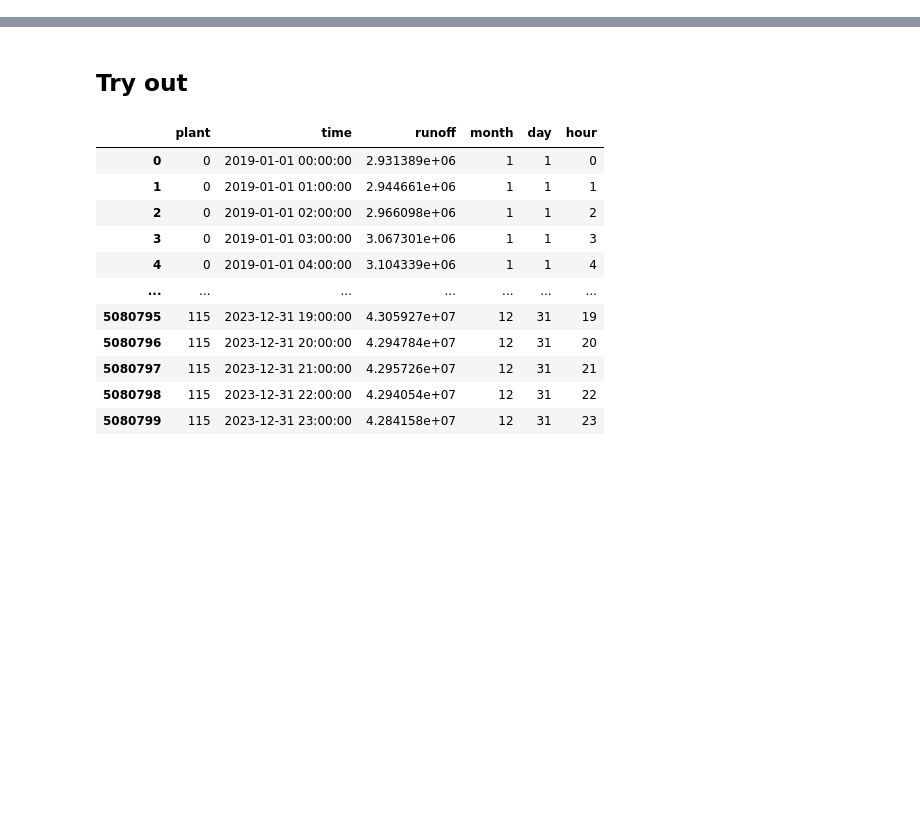
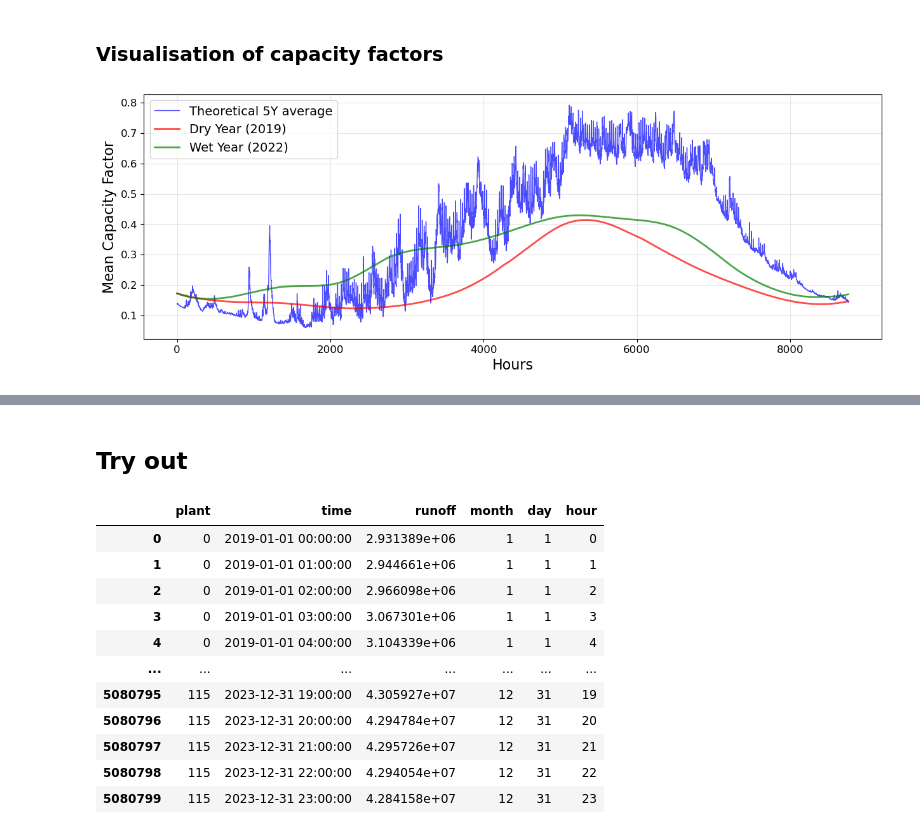
Before and after one commit to lukasschirren/GeoH2-Laos, a Jupyter notebook: capacity_factor_avg.ipynb, the cells around one changed output, grey strips where cells are left out. Drawn from its saved outputs; the diff is of its cells as text; code cells hidden in the pictures; blank space fills up the shorter version.

```diff
--- a/capacity_factor_avg.ipynb
+++ b/capacity_factor_avg.ipynb
@@ -15,3 +15,5 @@ location_hydro.rename(columns={'head_example': 'head'}, inplace=True)
 laos_hydrobasins = gpd.read_file('Data_hydrobasins/hydrobasins_lvl10/hybas_as_lev10_v1c.shp')
 laos_hydrobasins['lat'] = location_hydro.geometry.y
 laos_hydrobasins['lon'] = location_hydro.geometry.x
+# %% [markdown]
+### Visualisation of capacity factors
@@ -17,0 +86,38 @@ laos_hydrobasins['lon'] = location_hydro.geometry.x
+# %%
+# Load data
+dry = xr.open_dataset('Cutouts_actual/capacity_factors_dry_2030.nc')
+wet = xr.open_dataset('Cutouts_actual/capacity_factors_wet_2030.nc')
+# theoretical = xr.open_dataset('Cutouts_atlite/Laos5AVG_Runoff_30.nc')
+
+# Calculate mean across plants for each timestep
+dry_mean = dry['__xarray_dataarray_variable__'].mean(dim='plant')
+wet_mean = wet['__xarray_dataarray_variable__'].mean(dim='plant')
+# theo_mean = theoretical['__xarray_dataarray_variable__'].mean(dim='plant')
+theo_mean = capacity_factor.mean(dim='plant')
+
+# Create hour index (0 to 8759)
+hours = np.arange(8760)
+
+# Create plot
+plt.figure(figsize=(15, 5))
+
+plt.plot(hours, theo_mean, label='Theoretical 5Y average', color='#0000FF', alpha=0.7, linewidth=1)
+plt.plot(hours, dry_mean, label='Dry Year (2019)', color='red', alpha=0.7, linewidth=2)
+plt.plot(hours, wet_mean, label='Wet Year (2022)', color='green', alpha=0.7, linewidth=2)
+
+
+# Customize plot with larger font sizes
+plt.xlabel('Hours', fontsize=16)
+plt.ylabel('Mean Capacity Factor', fontsize=16)
+plt.legend(fontsize=14)
+plt.grid(True, alpha=0.3)
+
+# Increase tick label size
+plt.xticks(fontsize=12)
+plt.yticks(fontsize=12)
+
+# Save plot
+# plt.savefig('mean_capacity_factors_comparison.png', dpi=300, bbox_inches='tight')
+plt.show()
+# %% [output]
+[figure, added]
```
Also changed, not shown: parts of 6 cells of this notebook, 1 other file.
